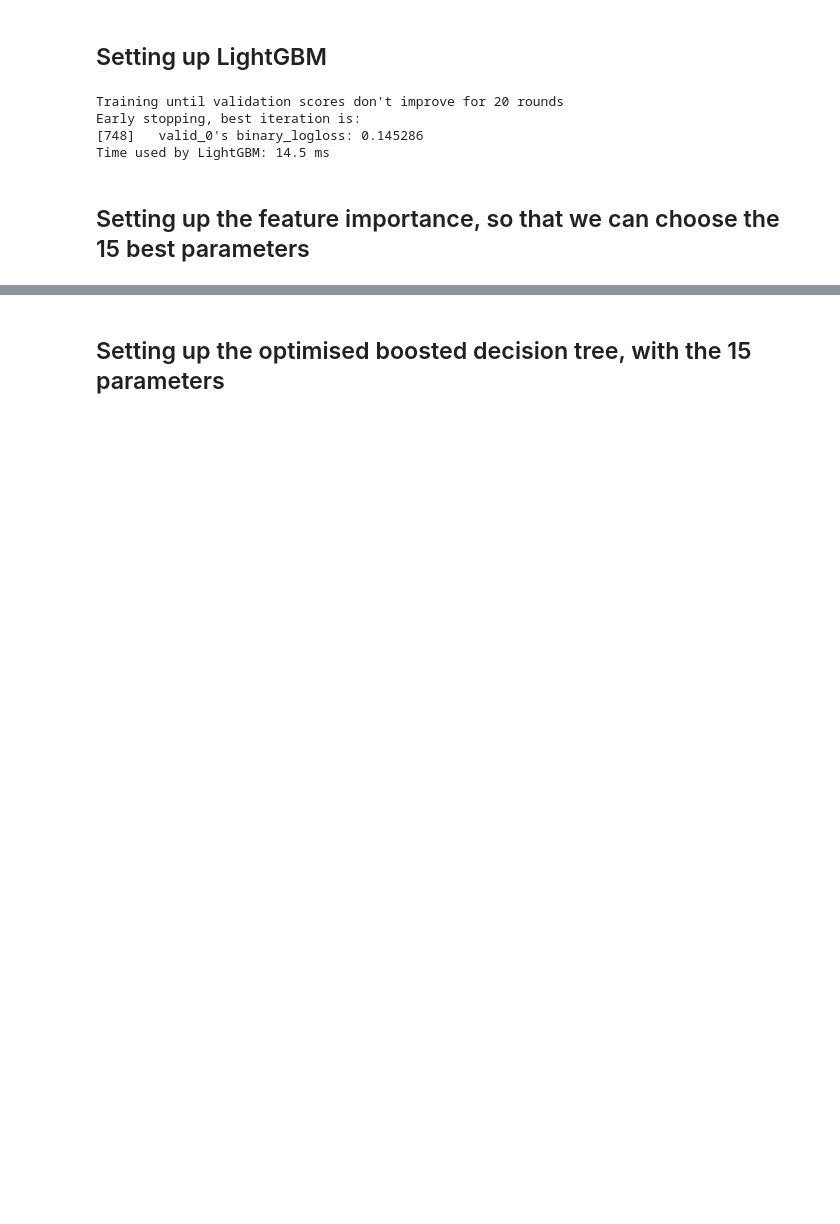
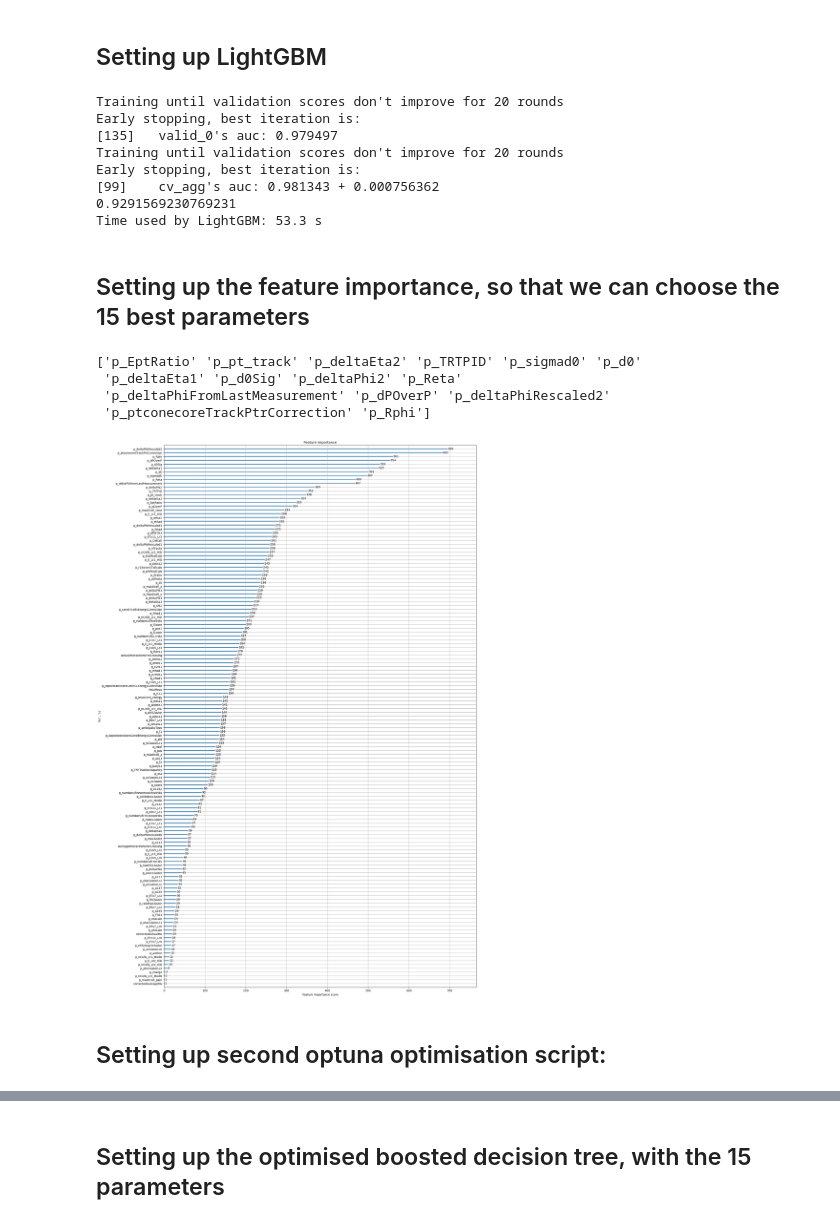
Before and after one commit to Nihilol/AppliedML2023, a Jupyter notebook: InitialProject/solutions/Solution 1: Classification - LightGBM.ipynb, the cells around one changed output, grey strips where cells are left out. Drawn from its saved outputs; the diff is of its cells as text; code cells hidden in the pictures; blank space fills up the shorter version.

```diff
--- a/InitialProject/solutions/Solution 1: Classification - LightGBM.ipynb
+++ b/InitialProject/solutions/Solution 1: Classification - LightGBM.ipynb
@@ -147,9 +411,16 @@ input_train, input_test, truth_train, truth_test = train_test_split(X, y, test_s
 lgb_train = lgb.Dataset(input_train, truth_train)
 lgb_eval  = lgb.Dataset(input_test,  truth_test, reference=lgb_train)
 params = {
+    'lambda_l1': '2.2435893231548385', # L1 regularization
+    'lambda_l2': '8.404383685006304e-06', # L2 regularization
+    'metric': 'auc',
+    'num_leaves': '174',                    # Number of leaves in one tree
+    'feature_fraction': '0.718152139442892', # Randomly select part of features on each iteration
+    'bagging_fraction': '0.9683451799691203', # Randomly select part of data without resampling
+    'bagging_freq': '3',                        # Frequency of bagging, 0 means disable bagging. k means perform bagging at every k iteration
+    'min_child_samples': '90',                  # Minimum number of data need in a child(min_data_in_leaf)
     'boosting_type': 'gbdt', # Traditional Gradient Boosting tree, we are combining many 'weak' learners here!
-    'objective': 'binary',   # The outcome is binary, b-quark or not
-    'num_leaves': 6,         # Set a maximum tree leaves to avoid overfitting
+    'objective': 'binary',   # The outcome is binary, electron or not
     'verbose':-1,            # Suppress some output
 }
 
@@ -160,27 +431,60 @@ gbm = lgb.train(params,
                 valid_sets=lgb_eval,
                 callbacks=[early_stopping(20)])     # Stops if no improvement is seen in N rounds.
 
+cv_dic = lgb.cv(params,
+                train_set = lgb_train,
+                nfold = 5,
+                num_boost_round=1000,
+                callbacks=[early_stopping(20)])     # Stops if no improvement is seen in N rounds.
+
 # Make predictions:
 y_score = gbm.predict(input_test, num_iteration=gbm.best_iteration)  # Scores are floats in the range ]0,1[.
-y_pred  = [1 if pred > 0.1 else 0 for pred in y_score]               # Classify b-quark yes or no (for comparison).
+y_pred  = [1 if pred > 0.1 else 0 for pred in y_score]               # Classify electron yes or no (for comparison).
+
+#print(y_score)
+
+acclight = np.sum(truth_test == y_pred)/(len(truth_test))
+
+print(acclight)
 
 # Print the time usage:
 end = time.time()
-print(f"Time used by LightGBM: {(end-start):.1f} ms")
+print(f"Time used by LightGBM: {(end-start):.1f} s")
 # %% [output]
 Training until validation scores don't improve for 20 rounds
 Early stopping, best iteration is:
-[748]   valid_0's binary_logloss: 0.145286
-Time used by LightGBM: 14.5 ms
+[135]   valid_0's auc: 0.979497
+Training until validation scores don't improve for 20 rounds
+Early stopping, best iteration is:
+[99]    cv_agg's auc: 0.981343 + 0.000756362
+0.9291569230769231
+Time used by LightGBM: 53.3 s
 # %% [markdown]
 ## Setting up the feature importance, so that we can choose the 15 best parameters
 # %%
 important_features = gbm.feature_importance()
 
 important_features_index = np.argpartition(important_features, -15)[-15:]
 
-gbm_trimmed_variables = np.asarray(all_variables)[important_features_index]
+five_most_important_features = np.argpartition(important_features, -5)[-5:]
+
+five_trimmed_variables = np.asarray(electron_variable_list)[five_most_important_features]
+
+gbm_trimmed_variables = np.asarray(electron_variable_list)[important_features_index]
 
 X_gbm_trimmed = X[gbm_trimmed_variables]
 
-#lgb.plot_importance(gbm, grid = True, title = "Feature importance", xlabel = "Feature Importance score", ylabel = "Features", figsize = (20, 35))
+print(gbm_trimmed_variables)
+
+plot_importance = True
+
+if plot_importance:
+    lgb.plot_importance(gbm, grid = True, title = "Feature importance", xlabel = "Feature Importance score", ylabel = "Features", figsize = (20, 35))
+# %% [output]
+['p_EptRatio' 'p_pt_track' 'p_deltaEta2' 'p_TRTPID' 'p_sigmad0' 'p_d0'
+ 'p_deltaEta1' 'p_d0Sig' 'p_deltaPhi2' 'p_Reta'
+ 'p_deltaPhiFromLastMeasurement' 'p_dPOverP' 'p_deltaPhiRescaled2'
+ 'p_ptconecoreTrackPtrCorrection' 'p_Rphi']
+[figure, added]
+# %% [markdown]
+## Setting up second optuna optimisation script:
```
Also changed, not shown: parts of 8 cells of this notebook, 4 other files.
